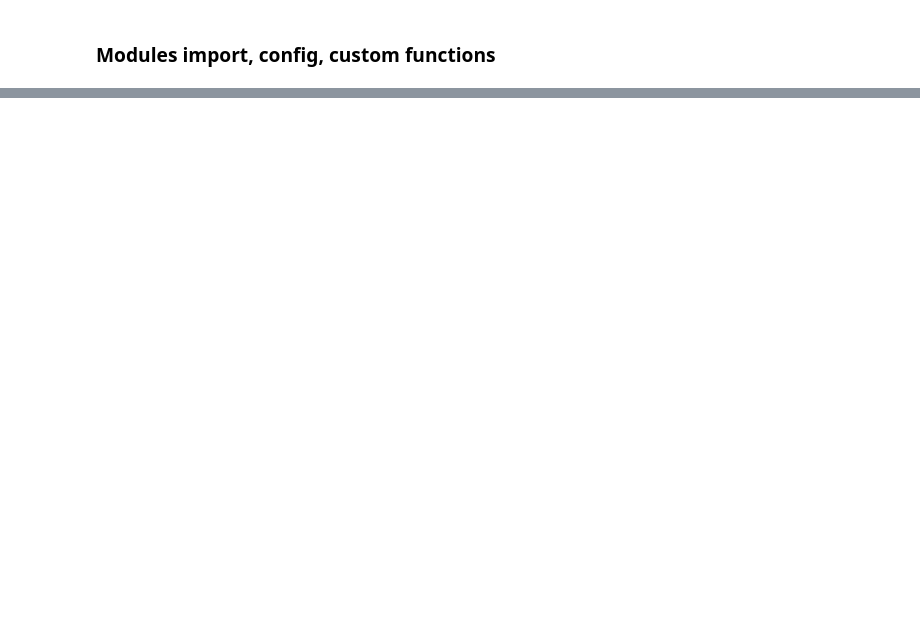
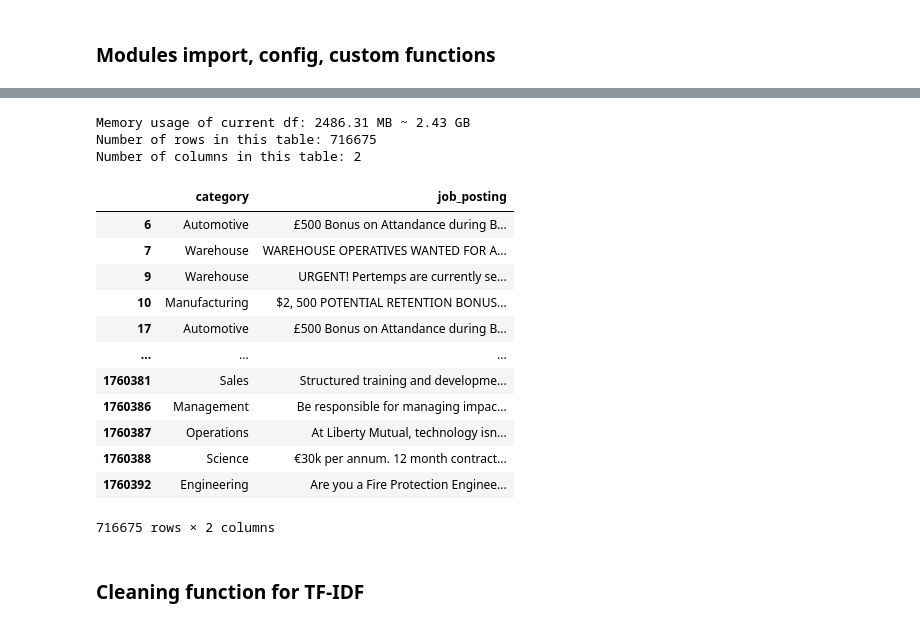
Before and after one commit to MarianSlassi/job_posting, a Jupyter notebook: notebooks/base_n.ipynb, the cells around one changed output, grey strips where cells are left out. Cells and saved outputs as stored; diff of their text form; code cells hidden in the pictures; blank space fills up the shorter version.

```diff
--- a/notebooks/base_n.ipynb
+++ b/notebooks/base_n.ipynb
@@ -428,0 +556,6 @@ jobs
+# %%
+size_memory_info(df_filtered)
+# %% [output]
+Memory usage of current df: 2486.31 MB ~ 2.43 GB
+Number of rows in this table: 716675
+Number of columns in this table: 2
@@ -428,0 +564,18 @@ jobs
+# %%
+df_filtered
+# %% [output]
+|  | category | job_posting |
+| 6 | Automotive | £500 Bonus on Attandance during B... |
+| 7 | Warehouse | WAREHOUSE OPERATIVES WANTED FOR A... |
+| 9 | Warehouse | URGENT! Pertemps are currently se... |
+| 10 | Manufacturing | $2, 500 POTENTIAL RETENTION BONUS... |
+| 17 | Automotive | £500 Bonus on Attandance during B... |
+| ... | ... | ... |
+| 1760381 | Sales | Structured training and developme... |
+| 1760386 | Management | Be responsible for managing impac... |
+| 1760387 | Operations | At Liberty Mutual, technology isn... |
+| 1760388 | Science | €30k per annum. 12 month contract... |
+| 1760392 | Engineering | Are you a Fire Protection Enginee... |
+716675 rows × 2 columns
+# %% [markdown]
+### Cleaning function for TF-IDF
```
Also changed, not shown: parts of 141 cells of this notebook, 7 other files.
